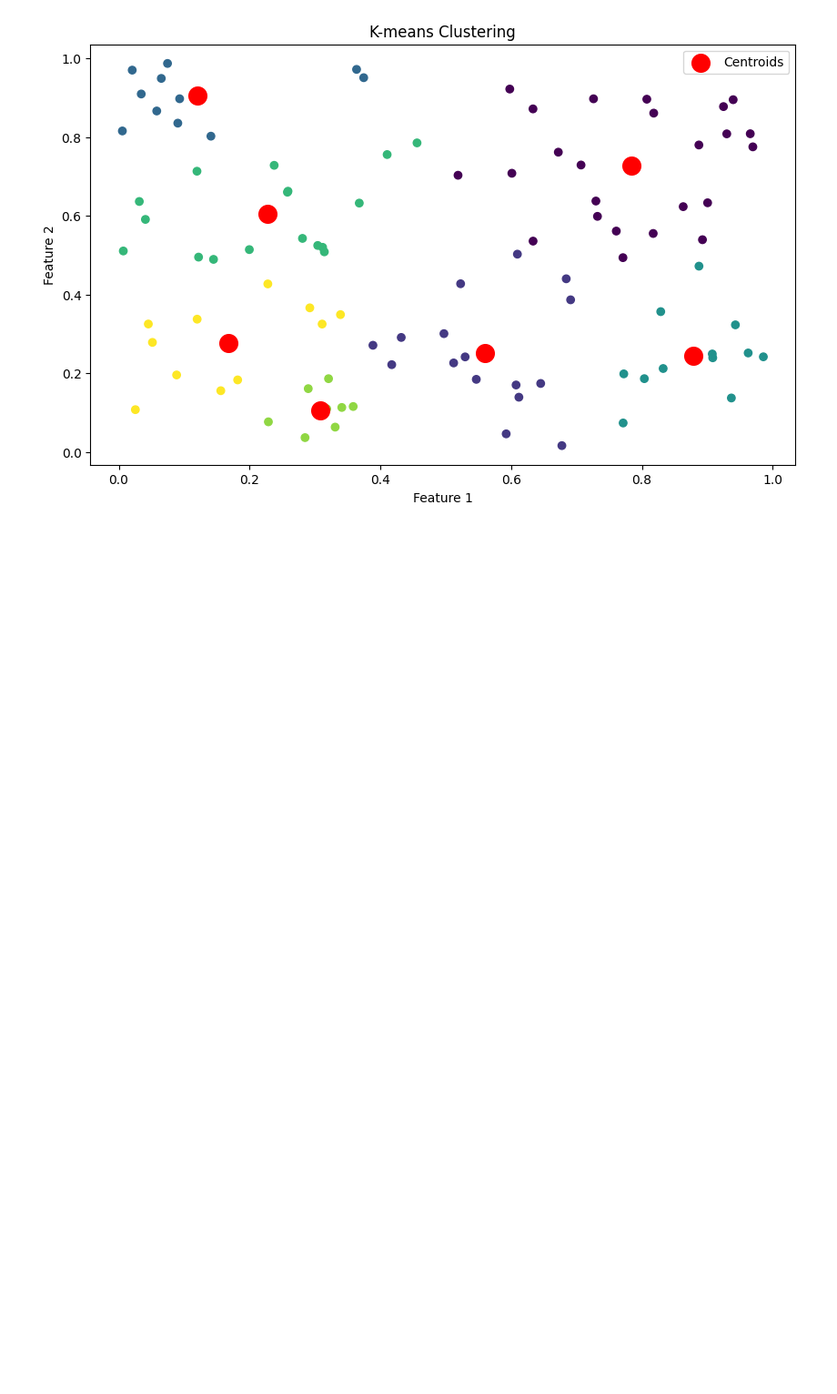
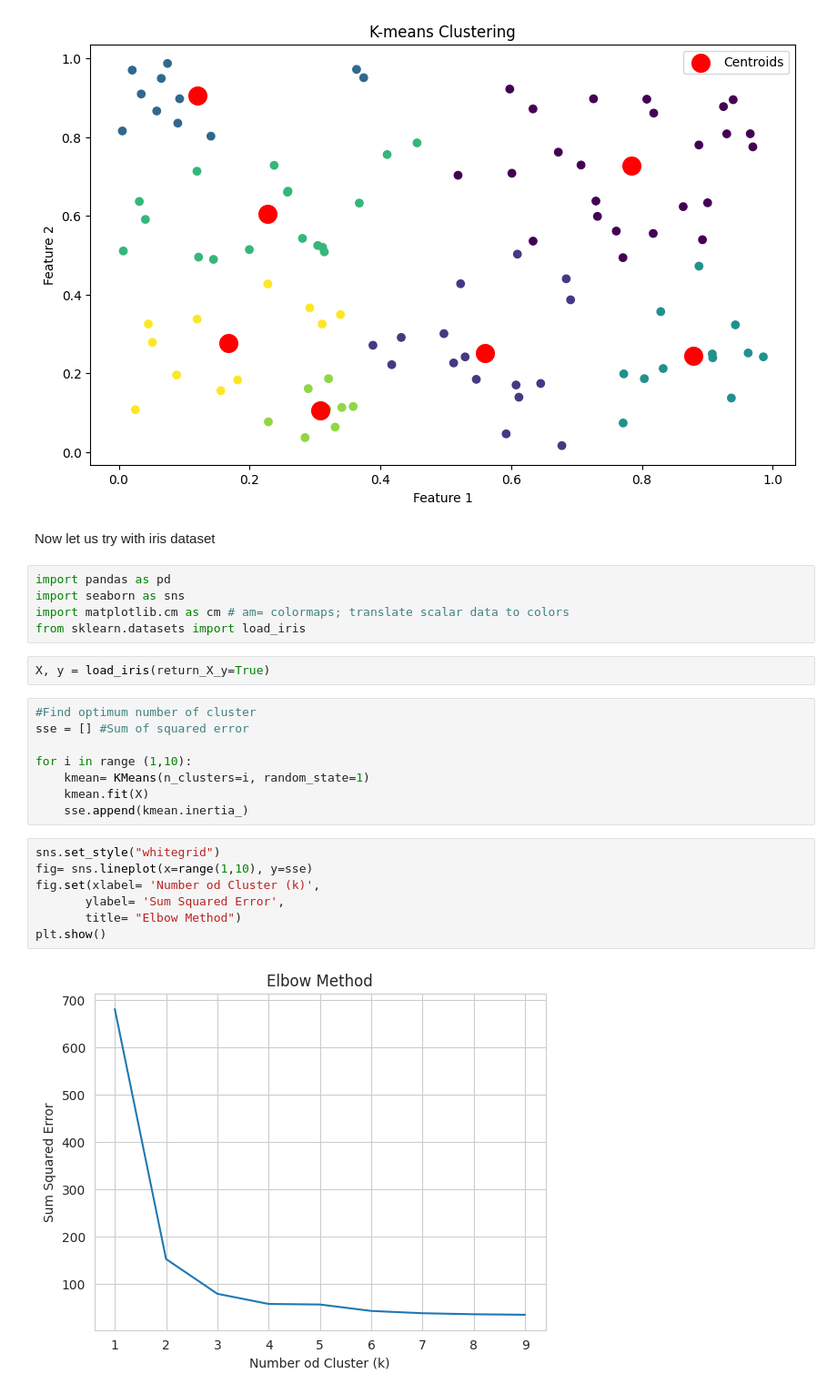
Before and after one commit to rifah07/Basic-of-Python-for-ML, a Jupyter notebook: K-means.ipynb, the cells around one changed output. Shown at 91% size. Cells and saved outputs as stored; diff of their text form; blank space fills up the shorter version.

```diff
--- a/K-means.ipynb
+++ b/K-means.ipynb
@@ -36,3 +36,29 @@ plt.legend() #This command adds a legend to the plot, using the labels specified
 plt.show()
 # %% [output]
 [figure]
+# %% [markdown]
+Now let us try with iris dataset
+# %%
+import pandas as pd
+import seaborn as sns
+import matplotlib.cm as cm # am= colormaps; translate scalar data to colors
+from sklearn.datasets import load_iris
+# %%
+X, y = load_iris(return_X_y=True)
+# %%
+#Find optimum number of cluster
+sse = [] #Sum of squared error
+
+for i in range (1,10):
+    kmean= KMeans(n_clusters=i, random_state=1)
+    kmean.fit(X)
+    sse.append(kmean.inertia_)
+# %%
+sns.set_style("whitegrid")
+fig= sns.lineplot(x=range(1,10), y=sse)
+fig.set(xlabel= 'Number od Cluster (k)',
+       ylabel= 'Sum Squared Error',
+       title= "Elbow Method")
+plt.show()
+# %% [output]
+[figure, added]
```
Also changed, not shown: parts of 5 cells of this notebook.
